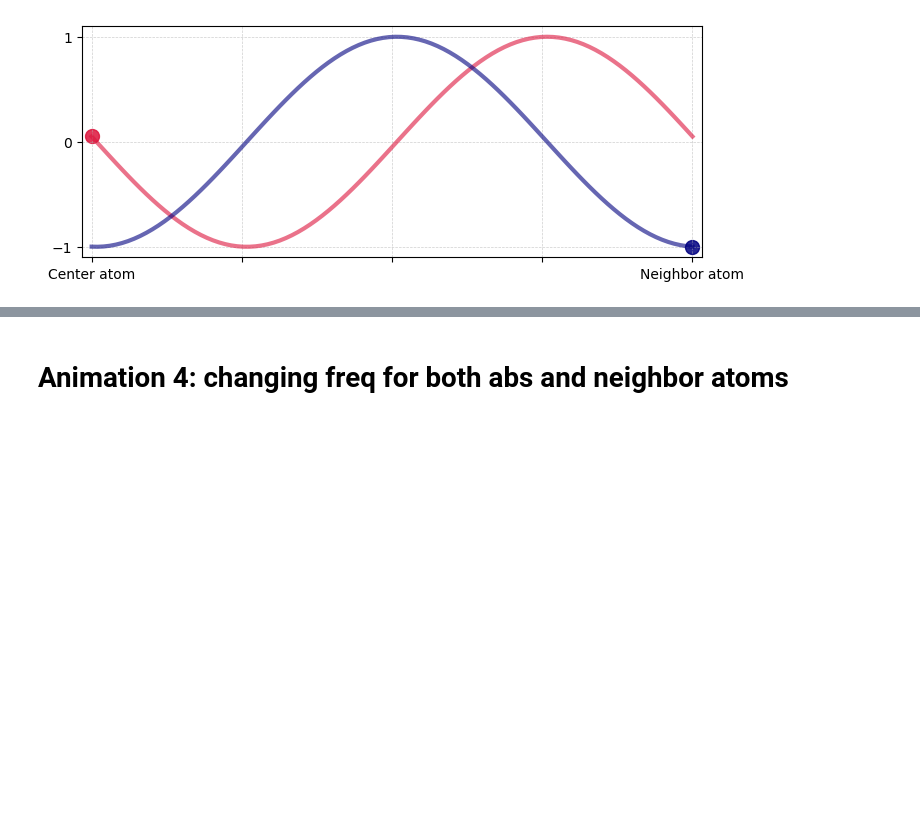
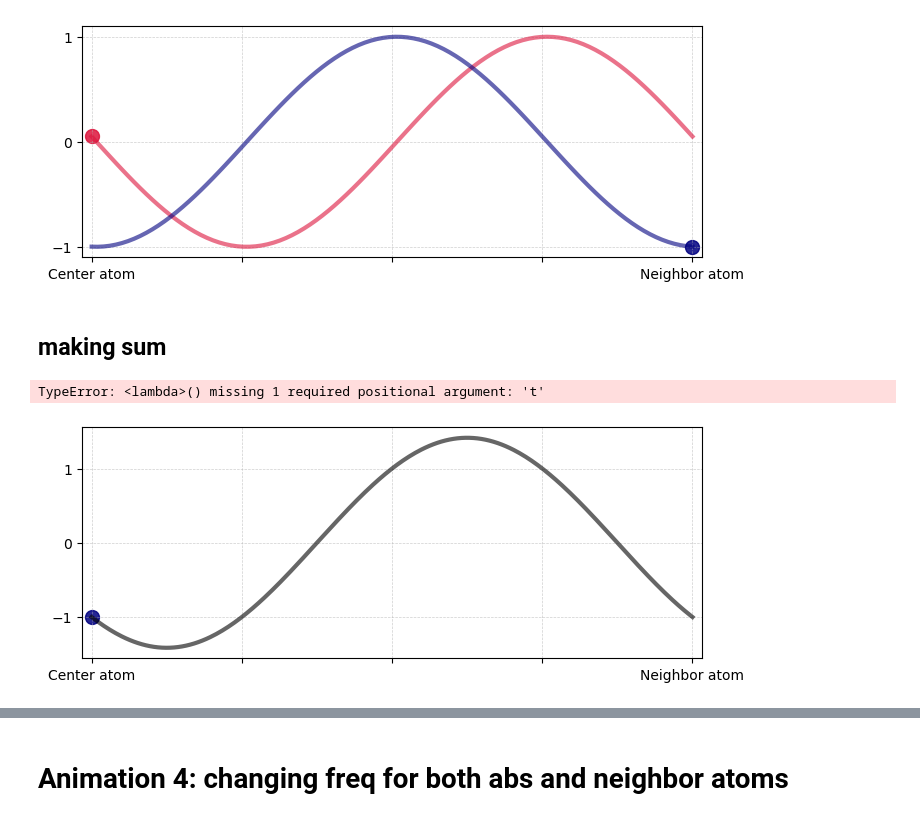
Before and after one commit to Cathyhjj/XAFS_animations, a Jupyter notebook: EXAFS_animations.ipynb, the cells around one changed output, grey strips where cells are left out. Drawn from its saved outputs; the diff is of its cells as text; code cells hidden in the pictures; blank space fills up the shorter version.

Commit message:
add abs and neighbor sum figures and updated pptx summary

```diff
--- a/EXAFS_animations.ipynb
+++ b/EXAFS_animations.ipynb
@@ -256,3 +256,44 @@ ani = anim.FuncAnimation(fig, shift, frames=190,
 ani.save('03_sine_wave_animation.gif', writer='pillow', fps=30)
 # %% [output]
 [figure]
+# %% [markdown]
+## making sum
+# %%
+fig, ax = plt.subplots(figsize=(8, 3))
+sum = y + y2
+wavesum, = ax.plot(x, sum, "-", color="k", lw=3, alpha = 0.6)
+
+ax.set_xticks([-np.pi, -np.pi/2, 0, np.pi/2, np.pi])
+ax.set_xticklabels(["Center atom", None, None, None, "Neighbor atom"])
+ax.set_yticks((-1, 0, 1))
+ax.grid(True, which="both", linestyle="--", lw=0.5, alpha=0.6)
+ax.set_xlim(-np.pi-0.1, np.pi+0.1)
+
+scatter = ax.scatter([x[0]], [sum[0]], color="navy", s=100, alpha = 0.85)
+
+
+def shift(t, c=1):
+    # Update the y data of the sine wave
+    new_y = f(x - c*t)
+    new_y2 = f2(x - c*t)
+    new_sum = new_y + new_y2
+    wavesum.set_ydata(new_sum)
+
+    # Calculate the new position for the scatter point
+    new_x = x[0] - c*t
+    new_y_scatter = f(new_x)
+    new_y_scatter2 = f2(new_x)
+
+    scatter.set_offsets([x[0], new_y_scatter + new_y_scatter2])
+
+    return wave, scatter
+
+ani = anim.FuncAnimation(fig, shift, frames=190,
+                         fargs=(0.1,),
+                         interval=30, blit=True)
+
+# Save animation
+ani.save('03_sum.gif', writer='pillow', fps=30)
+# %% [output]
+TypeError: <lambda>() missing 1 required positional argument: 't'
+[figure, added]
```
Also changed, not shown: parts of 3 cells of this notebook, 3 other files.
